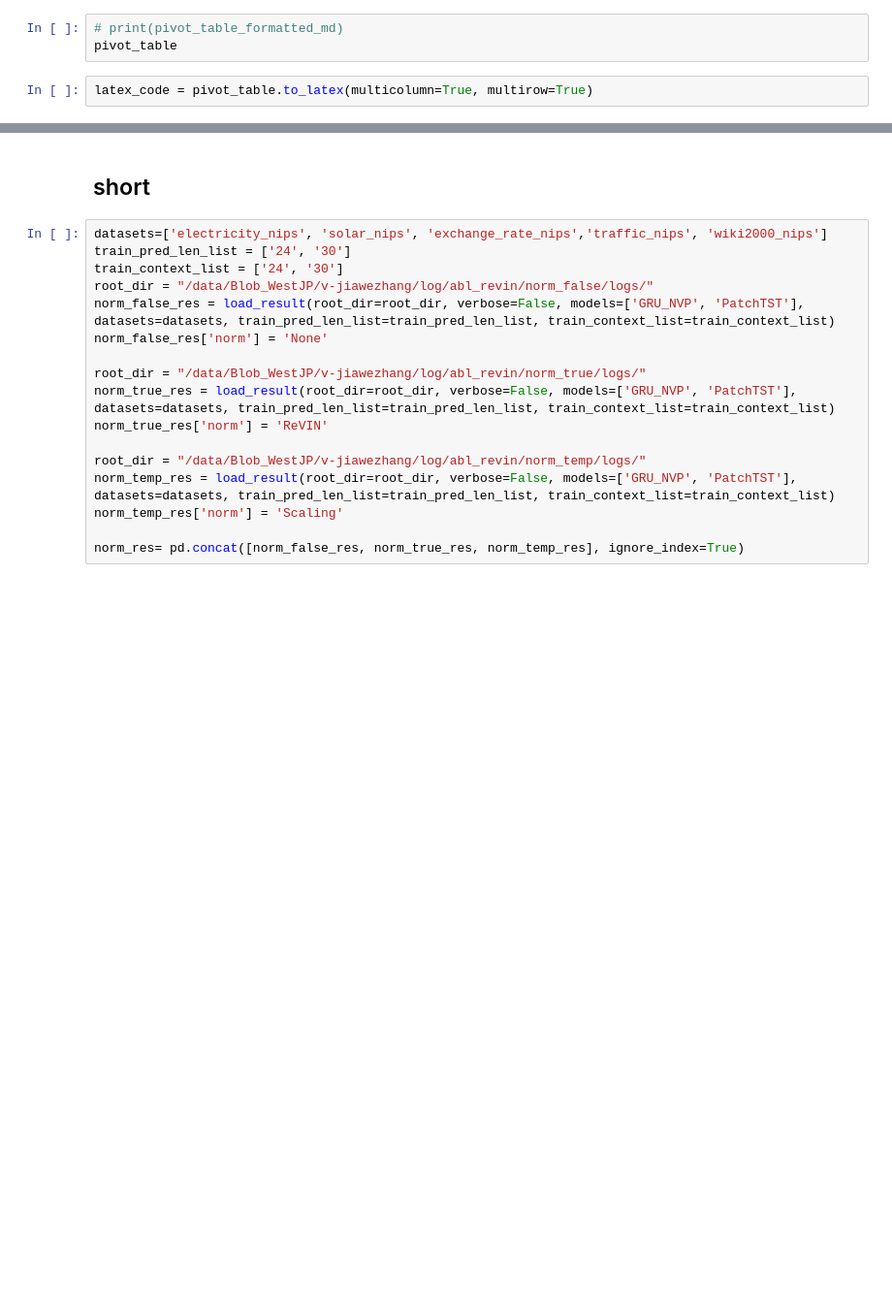
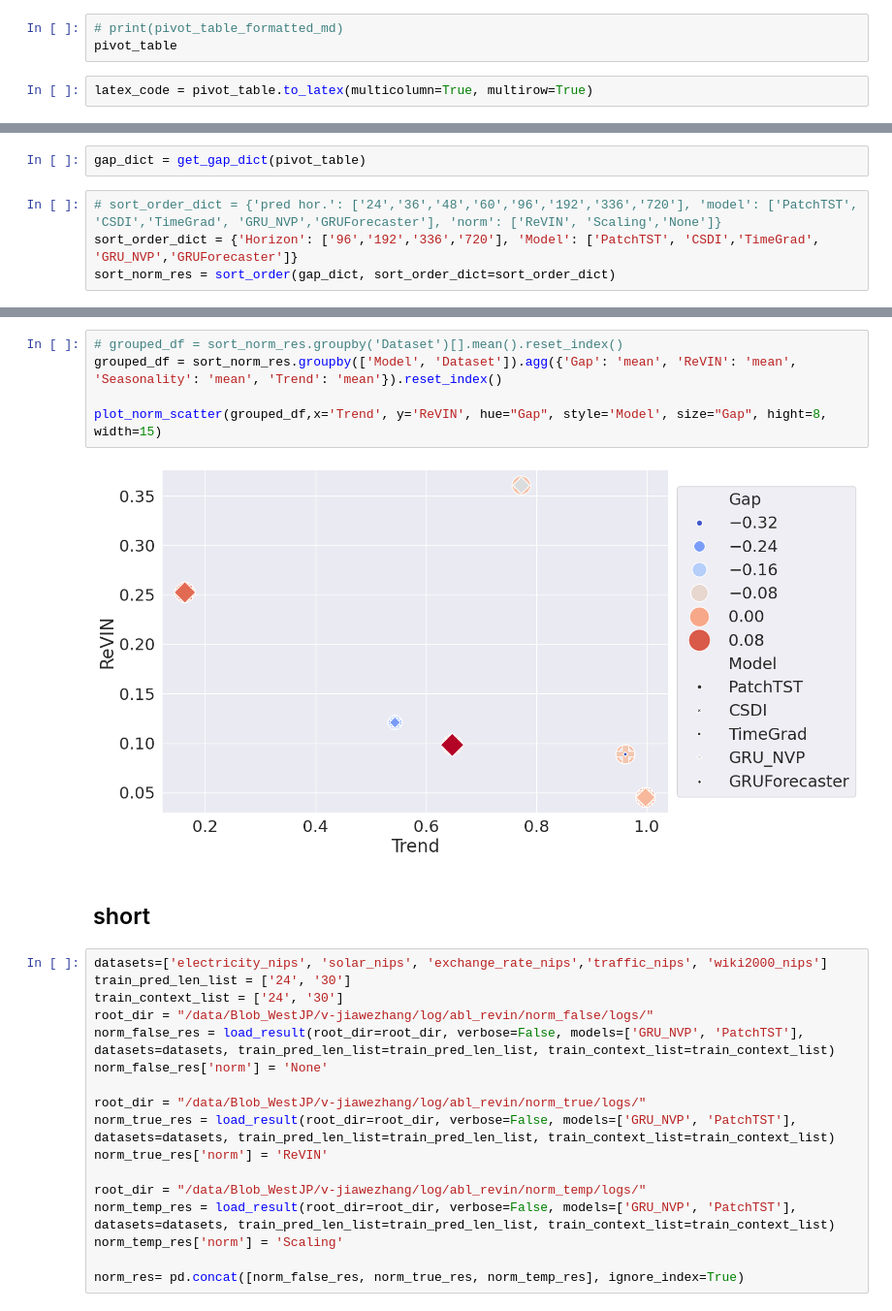
Before and after one commit to imJiawen/ProbTS, a Jupyter notebook: analysis/rebuttal_analysis.ipynb, the cells around one changed output, grey strips where cells are left out. Shown at 97% size. Cells and saved outputs as stored; diff of their text form; blank space fills up the shorter version.

Commit message:
update scatter plot

```diff
--- a/analysis/rebuttal_analysis.ipynb
+++ b/analysis/rebuttal_analysis.ipynb
@@ -426,0 +449,6 @@ dataset & pred hor. &  &  &  &  &  &  &  &  &  &  &  &  &  &  &  \\
+# %%
+gap_dict = get_gap_dict(pivot_table)
+# %%
+# sort_order_dict = {'pred hor.': ['24','36','48','60','96','192','336','720'], 'model': ['PatchTST', 'CSDI','TimeGrad', 'GRU_NVP','GRUForecaster'], 'norm': ['ReVIN', 'Scaling','None']}
+sort_order_dict = {'Horizon': ['96','192','336','720'], 'Model': ['PatchTST', 'CSDI','TimeGrad', 'GRU_NVP','GRUForecaster']}
+sort_norm_res = sort_order(gap_dict, sort_order_dict=sort_order_dict)
@@ -427,3 +487,10 @@ dataset & pred hor. &  &  &  &  &  &  &  &  &  &  &  &  &  &  &  \\
+# %%
+# grouped_df = sort_norm_res.groupby('Dataset')[].mean().reset_index()
+grouped_df = sort_norm_res.groupby(['Model', 'Dataset']).agg({'Gap': 'mean', 'ReVIN': 'mean', 'Seasonality': 'mean', 'Trend': 'mean'}).reset_index()
+
+plot_norm_scatter(grouped_df,x='Trend', y='ReVIN', hue="Gap", style='Model', size="Gap", hight=8, width=15)
+# %% [output]
+[figure, added]
 # %% [markdown]
 ## short
 # %%
```
Also changed, not shown: parts of 11 cells of this notebook, 2 other files.
